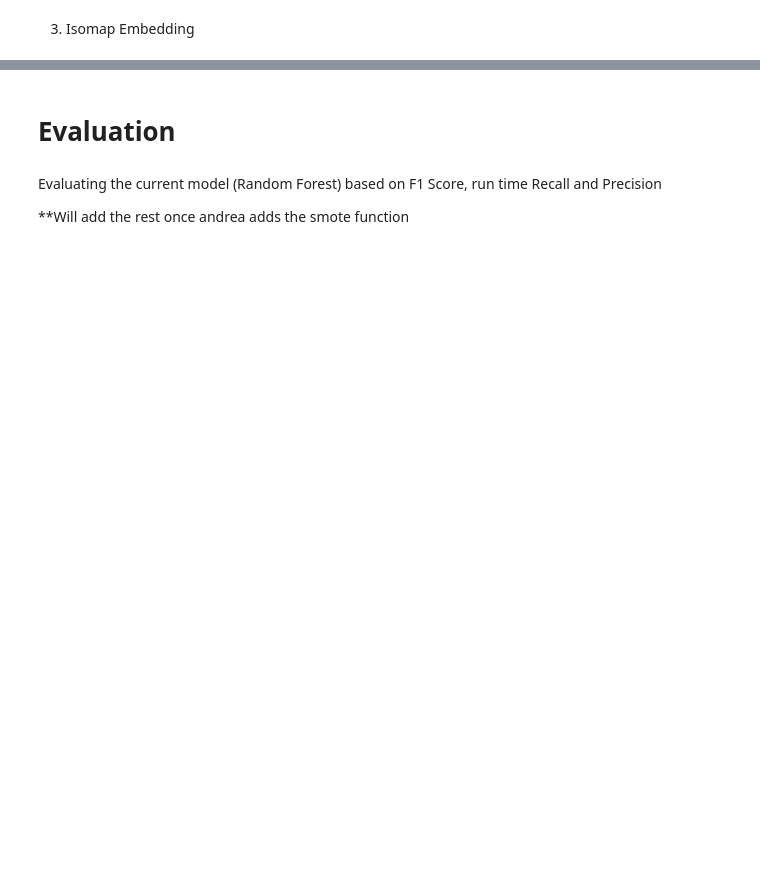
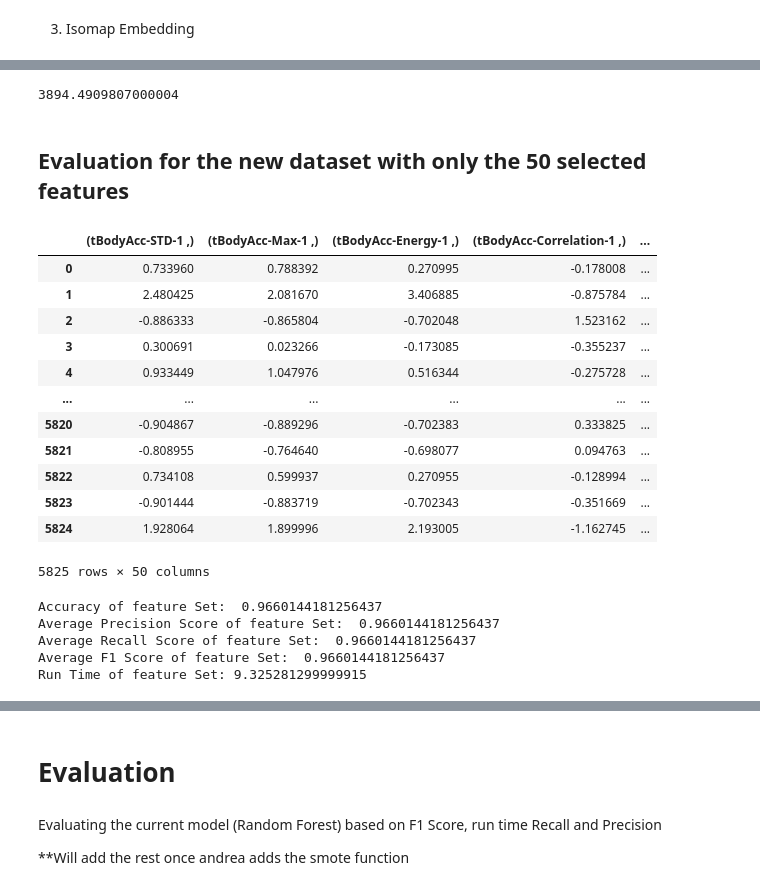
Before and after one commit to zunedz/CS3244-Project, a Jupyter notebook: Project.ipynb, the cells around one changed output, grey strips where cells are left out. Saved outputs shown, nothing was run; the diff lists cells and outputs as text; code cells hidden in the pictures; blank space fills up the shorter version.

```diff
--- a/Project.ipynb
+++ b/Project.ipynb
@@ -482,0 +516,41 @@ with the accuracy of =  0.9088568486096807
+# %%
+#Use RandomForest to do the recursive feature elimination
+
+model = RandomForestClassifier(n_estimators = 150, max_depth = 40, max_features= 'log2', random_state = 1300)
+estimator = RandomForestClassifier()
+
+# Use timer to see how long this will take to run
+# Run RFE with the model to determine the best 50 features
+start_time = timer()
+rfe = RFE(model, n_features_to_select = 50) #n = 50 from the analysis above
+selector = rfe.fit(train_features, train_labels)
+
+elapsed_time = timer() - start_time #Takes around 1hr - 2hrs to run
+# %%
+selector.support_
+print(elapsed_time)
+# %% [output]
+3894.4909807000004
+# %% [markdown]
+## Evaluation for the new dataset with only the 50 selected features
+# %%
+#transform the data to only have the 50 selected features
+x_rfe = selector.transform(train_features)
+
+xval_rfe = selector.transform(validation_features)
+# %%
+pd.DataFrame(x_rfe, columns = pd.DataFrame(features)[selector.support_])
+# %% [output]
+|  | (tBodyAcc-STD-1 ,) | (tBodyAcc-Max-1 ,) | (tBodyAcc-Energy-1 ,) | (tBodyAcc-Correlation-1 ,) | ... |
+| 0 | 0.733960 | 0.788392 | 0.270995 | -0.178008 | ... |
+| 1 | 2.480425 | 2.081670 | 3.406885 | -0.875784 | ... |
+| 2 | -0.886333 | -0.865804 | -0.702048 | 1.523162 | ... |
+| 3 | 0.300691 | 0.023266 | -0.173085 | -0.355237 | ... |
+| 4 | 0.933449 | 1.047976 | 0.516344 | -0.275728 | ... |
+| ... | ... | ... | ... | ... | ... |
+| 5820 | -0.904867 | -0.889296 | -0.702383 | 0.333825 | ... |
+| 5821 | -0.808955 | -0.764640 | -0.698077 | 0.094763 | ... |
+| 5822 | 0.734108 | 0.599937 | 0.270955 | -0.128994 | ... |
+| 5823 | -0.901444 | -0.883719 | -0.702343 | -0.351669 | ... |
+| 5824 | 1.928064 | 1.899996 | 2.193005 | -1.162745 | ... |
+5825 rows × 50 columns
@@ -482,0 +573,12 @@ with the accuracy of =  0.9088568486096807
+# %%
+print("Accuracy of feature Set: ", accuracy)
+print("Average Precision Score of feature Set: ", avgprec)
+print("Average Recall Score of feature Set: ", avgrecall)
+print("Average F1 Score of feature Set: ", avgf1)
+print("Run Time of feature Set:", elapsed)
+# %% [output]
+Accuracy of feature Set:  0.9660144181256437
+Average Precision Score of feature Set:  0.9660144181256437
+Average Recall Score of feature Set:  0.9660144181256437
+Average F1 Score of feature Set:  0.9660144181256437
+Run Time of feature Set: 9.325281299999915
```
Also changed, not shown: parts of 52 cells of this notebook.
